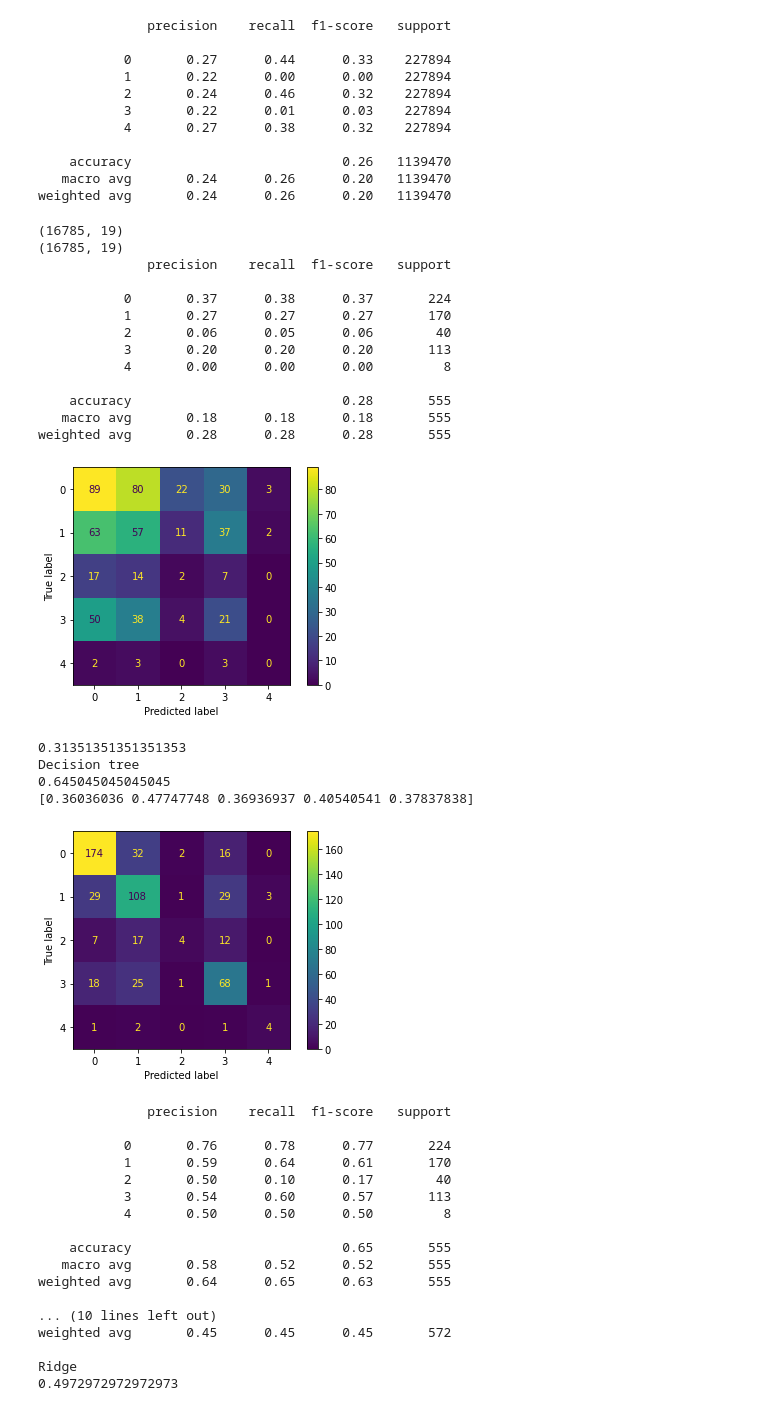
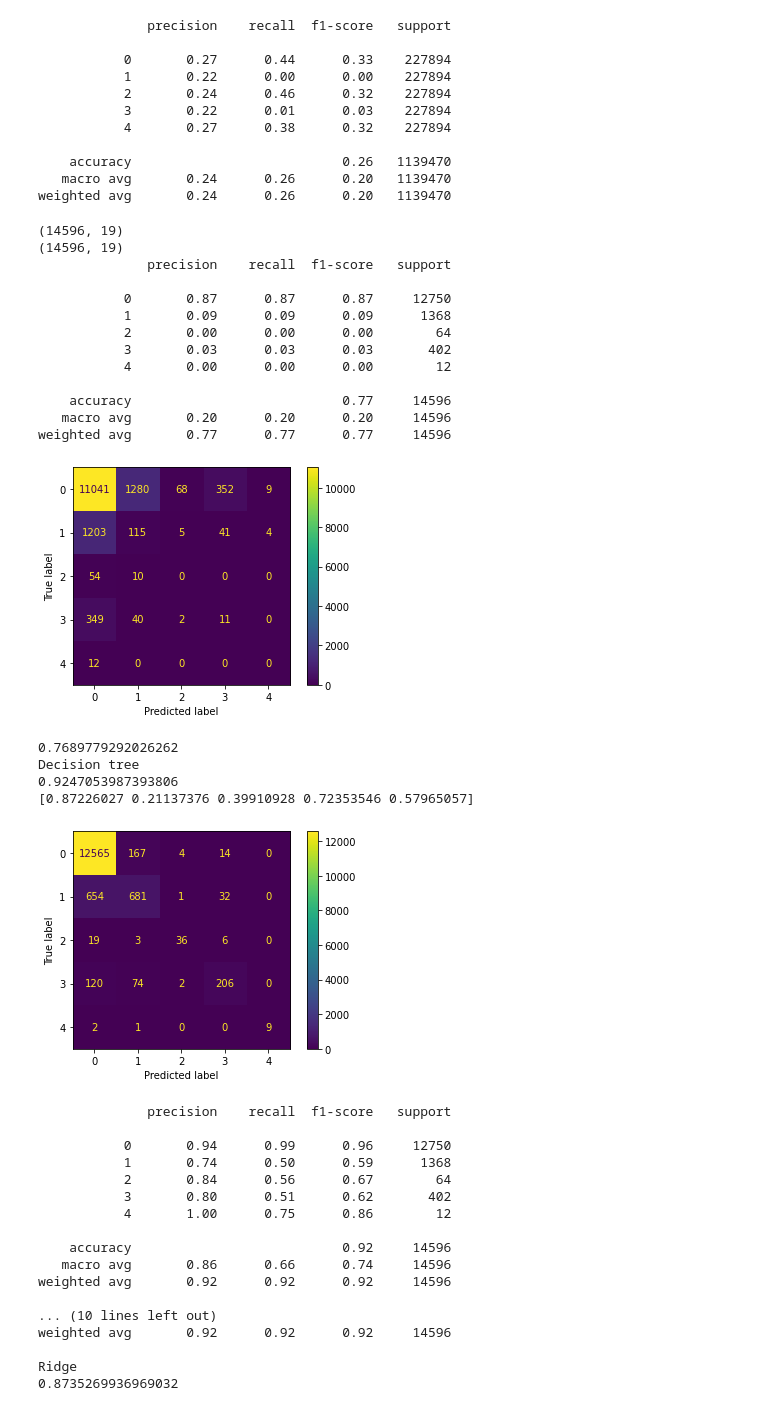
Before and after one commit to cwwalsh/machine-learning-project, a Jupyter notebook: project.ipynb, the cells around one changed output. Cells and saved outputs as stored; diff of their text form; code cells hidden in the pictures.

Commit message:
Fixed some duplicates issues

```diff
--- a/project.ipynb
+++ b/project.ipynb
@@ -677,11 +677,11 @@ def randomSample():
 
     #Convert "date" type columns to dates
     unrest_df.EVENT_DATE = pd.to_datetime(unrest_df.EVENT_DATE)
+    unrest_df.EVENT_ID_CNTY = unrest_df.EVENT_ID_CNTY.astype(str).str[:3]
     covid_cases_df.date = pd.to_datetime(covid_cases_df.date)
-
     #Merge the two datasets with an inner join on the date fields
-    merge = unrest_df.merge(covid_cases_df, how="inner", left_on="EVENT_DATE", right_on="date")
-    merge = merge.drop_duplicates(subset=['EVENT_DATE', 'EVENT_ID_CNTY'])
+    merge = unrest_df.merge(covid_cases_df, how="inner", left_on=["EVENT_DATE", 'EVENT_ID_CNTY'], right_on=["date", "iso_code"])
+    #merge = merge.drop_duplicates(subset=['EVENT_DATE', 'EVENT_ID_CNTY'])
     #Drop the iso code to avoid duplicates
 
     merge = merge.drop(['EVENT_ID_CNTY'], axis=1)
@@ -693,8 +693,8 @@ def randomSample():
     #Serialize the data and return it as the expected values for training
     #issueType = issueType.replace(replaceDict(unrest_df, "EVENT_TYPE"))
 
-    result = oneToOne(merge, 'EVENT_TYPE')
-    #result = merge
+    #result = oneToOne(merge, 'EVENT_TYPE')
+    result = merge
     issueType = result['EVENT_TYPE']
     #Serialize the data and return it as the expected values for training
     issueType = issueType.replace(replaceDict(unrest_df, "EVENT_TYPE"))
@@ -784,63 +784,65 @@ plt.show()
 tree_mean_acc = []
 tree_std_acc = []
 tree_mean_prec = []
 tree_std_prec = []
 tree_mean_recall = []
 tree_std_recall = []
 tree_c = [10,50,100,125,175,225]
+'''
 for C in tree_c:
     testModel = RandomForestClassifier(C, max_depth=15)
     tmpAcc = cross_val_score(testModel, trainingDataNormal, issueType, scoring="accuracy")
     tree_mean_acc.append(tmpAcc.mean())
     tree_std_acc.append(tmpAcc.std())
     tmpPrec = cross_val_score(testModel, trainingDataNormal, issueType, scoring=make_scorer(multiPrecision))
     tree_mean_prec.append(tmpPrec.mean())
     tree_std_prec.append(tmpPrec.std())
     tmpRec = cross_val_score(testModel, trainingDataNormal, issueType, scoring=make_scorer(multiRecall))
     tree_mean_recall.append(tmpRec.mean())
     tree_std_recall.append(tmpRec.std())
 
 plt.errorbar(tree_c, tree_mean_prec, yerr=tree_std_prec)
 plt.errorbar(tree_c, tree_mean_acc, yerr=tree_std_acc)
 plt.errorbar(tree_c, tree_mean_recall, yerr=tree_std_recall)
 plt.legend(['Precision', 'Accuracy', 'Recall'])
 plt.title("Tree Depth")
 plt.xlabel("Depth");plt.ylabel("Accuracy/Precision")
 plt.show()
+'''
 # %% [output]
-(16785, 19)
-(16785, 19)
+(14596, 19)
+(14596, 19)
               precision    recall  f1-score   support
 
-           0       0.37      0.38      0.37       224
-           1       0.27      0.27      0.27       170
-           2       0.06      0.05      0.06        40
-           3       0.20      0.20      0.20       113
-           4       0.00      0.00      0.00         8
+           0       0.87      0.87      0.87     12750
+           1       0.09      0.09      0.09      1368
+           2       0.00      0.00      0.00        64
+           3       0.03      0.03      0.03       402
+           4       0.00      0.00      0.00        12
 
-    accuracy                           0.28       555
-   macro avg       0.18      0.18      0.18       555
-weighted avg       0.28      0.28      0.28       555
+    accuracy                           0.77     14596
+   macro avg       0.20      0.20      0.20     14596
+weighted avg       0.77      0.77      0.77     14596
-[figure, old version]
+[figure, new version]
-0.31351351351351353
+0.7689779292026262
 Decision tree
-0.645045045045045
-[0.36036036 0.47747748 0.36936937 0.40540541 0.37837838]
+0.9247053987393806
+[0.87226027 0.21137376 0.39910928 0.72353546 0.57965057]
-[figure, old version]
+[figure, new version]
               precision    recall  f1-score   support
 
-           0       0.76      0.78      0.77       224
-           1       0.59      0.64      0.61       170
-           2       0.50      0.10      0.17        40
-           3       0.54      0.60      0.57       113
-           4       0.50      0.50      0.50         8
+           0       0.94      0.99      0.96     12750
+           1       0.74      0.50      0.59      1368
+           2       0.84      0.56      0.67        64
+           3       0.80      0.51      0.62       402
+           4       1.00      0.75      0.86        12
 
-    accuracy                           0.65       555
-   macro avg       0.58      0.52      0.52       555
-weighted avg       0.64      0.65      0.63       555
+    accuracy                           0.92     14596
+   macro avg       0.86      0.66      0.74     14596
+weighted avg       0.92      0.92      0.92     14596
 
 ... (10 lines left out)
-weighted avg       0.45      0.45      0.45       572
+weighted avg       0.92      0.92      0.92     14596
 
 Ridge
-0.4972972972972973
+0.8735269936969032
```
Also changed, not shown: parts of 1 cell of this notebook.
